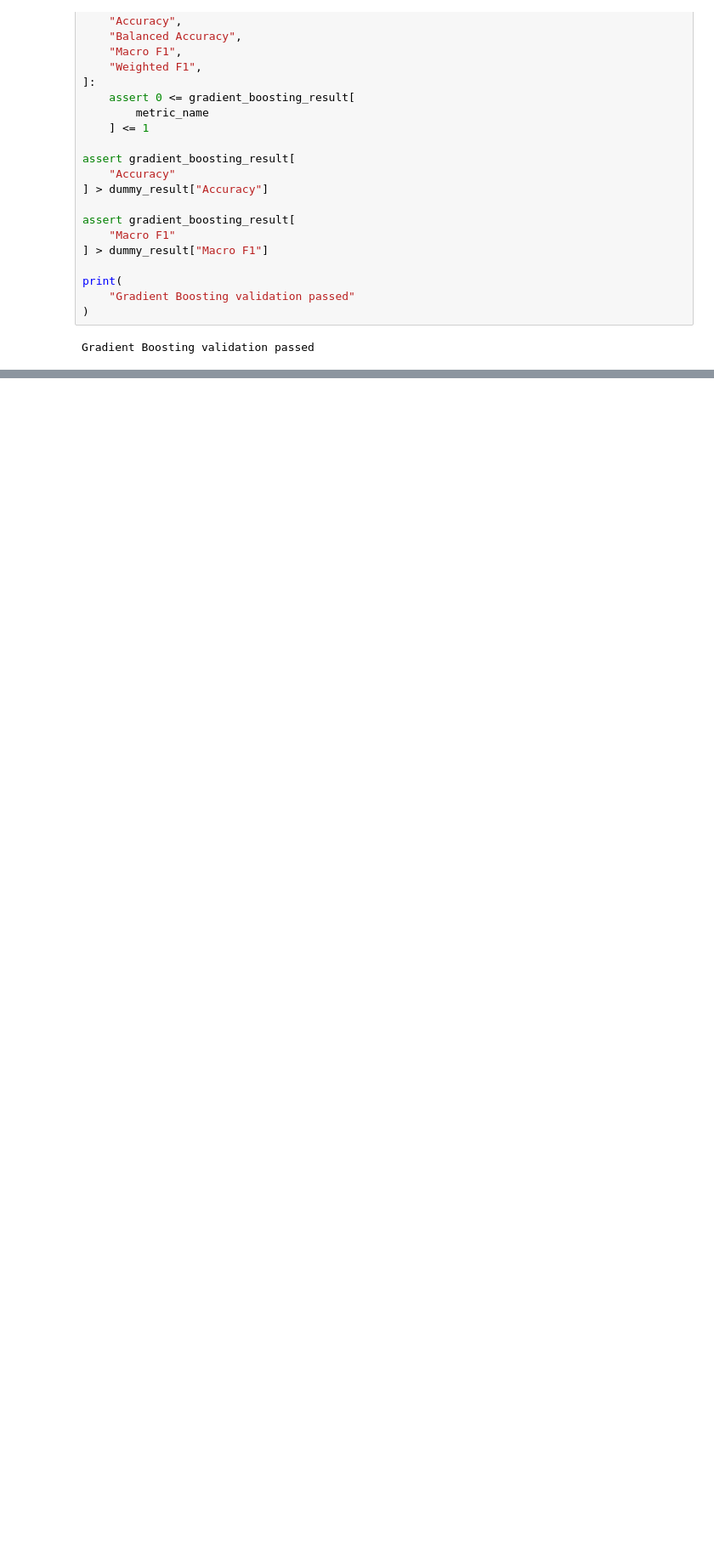
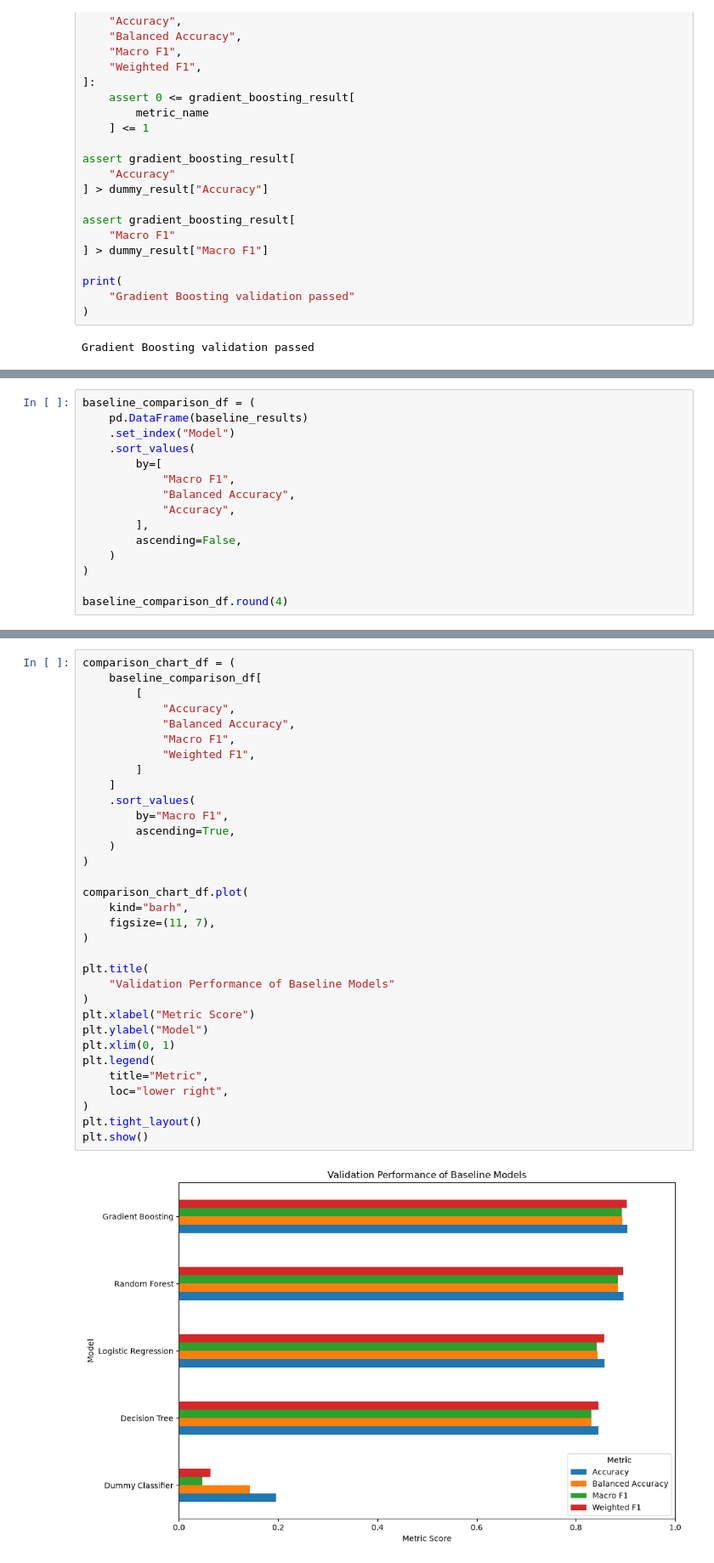
Before and after one commit to SMCodeX7/Obesity-Risk-Intelligence-System, a Jupyter notebook: notebooks/04_baseline_models.ipynb, the cells around one changed output, grey strips where cells are left out. Shown at 85% size. Cells and saved outputs as stored; diff of their text form; blank space fills up the shorter version.

Commit message:
Complete baseline model comparison

```diff
--- a/notebooks/04_baseline_models.ipynb
+++ b/notebooks/04_baseline_models.ipynb
@@ -2603,0 +2613,15 @@ Gradient Boosting validation passed
+# %%
+baseline_comparison_df = (
+    pd.DataFrame(baseline_results)
+    .set_index("Model")
+    .sort_values(
+        by=[
+            "Macro F1",
+            "Balanced Accuracy",
+            "Accuracy",
+        ],
+        ascending=False,
+    )
+)
+
+baseline_comparison_df.round(4)
@@ -2603,0 +2913,35 @@ Gradient Boosting validation passed
+# %%
+comparison_chart_df = (
+    baseline_comparison_df[
+        [
+            "Accuracy",
+            "Balanced Accuracy",
+            "Macro F1",
+            "Weighted F1",
+        ]
+    ]
+    .sort_values(
+        by="Macro F1",
+        ascending=True,
+    )
+)
+
+comparison_chart_df.plot(
+    kind="barh",
+    figsize=(11, 7),
+)
+
+plt.title(
+    "Validation Performance of Baseline Models"
+)
+plt.xlabel("Metric Score")
+plt.ylabel("Model")
+plt.xlim(0, 1)
+plt.legend(
+    title="Metric",
+    loc="lower right",
+)
+plt.tight_layout()
+plt.show()
+# %% [output]
+[figure, added]
```
Also changed, not shown: parts of 18 cells of this notebook, 2 other files.
